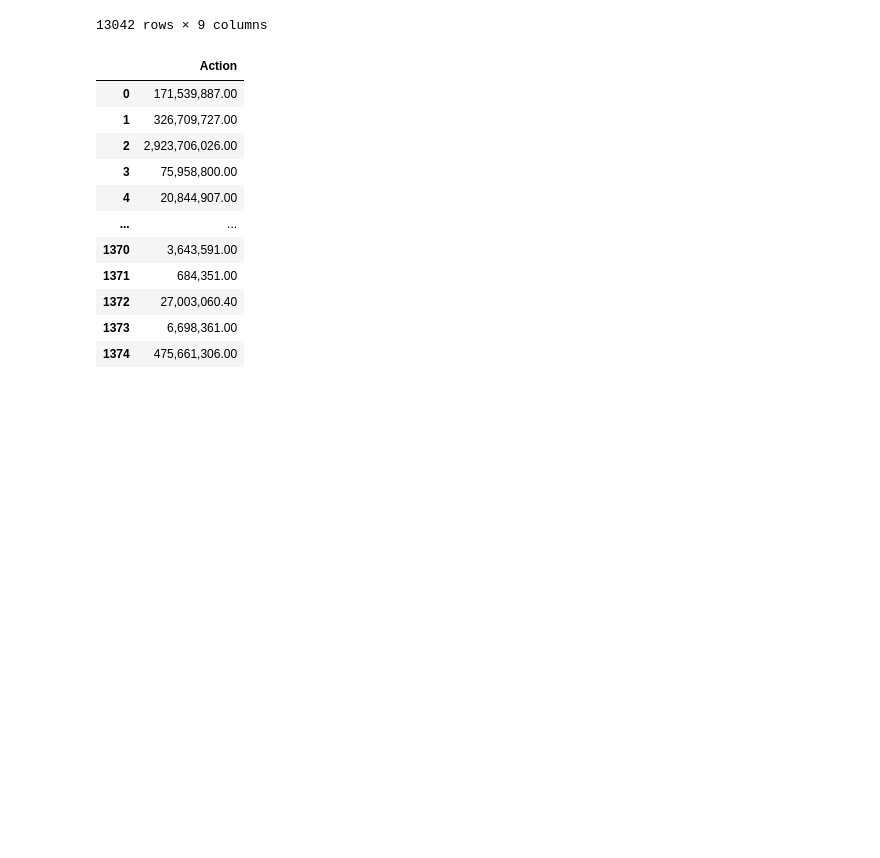
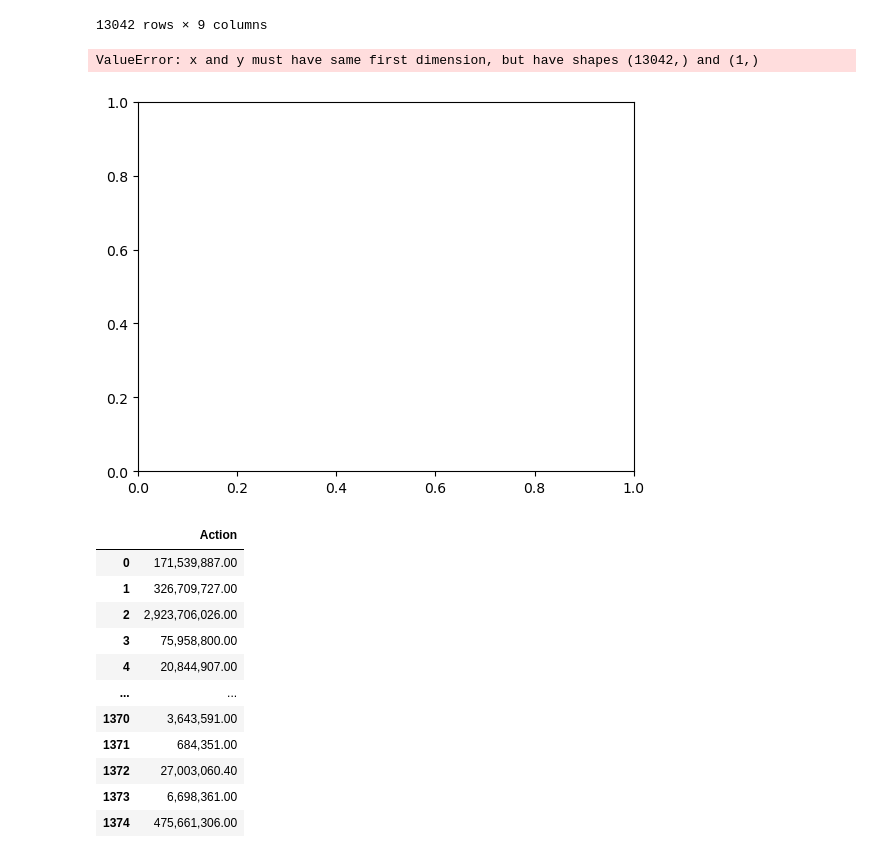
Before and after one commit to hatkiet/Project-1-Red-Team, a Jupyter notebook: Patrick's Visualizations Notebook.ipynb, the cells around one changed output. Drawn from its saved outputs; the diff is of its cells as text; code cells hidden in the pictures; blank space fills up the shorter version.

```diff
--- a/Patrick's Visualizations Notebook.ipynb
+++ b/Patrick's Visualizations Notebook.ipynb
@@ -121,6 +132,18 @@ df_genre
 | 13040 | Darkman II: The Return of Durant | Thriller | 55.00 | 116,000,000.00 | 475,661,306.00 | 359,661,306.00 | 1995 | 95,132,261.20 | 71,932,261.20 |
 | 13041 | Darkman II: The Return of Durant | Action | 55.00 | 116,000,000.00 | 475,661,306.00 | 359,661,306.00 | 1995 | 95,132,261.20 | 71,932,261.20 |
 13042 rows × 9 columns
+# %%
+#Create a line plot to see the shape of the revenue data from all the movies
+
+x = df_genre["Year"]
+y = df_genre.groupby('Genre')['Revenue'].sum
+
+plt.plot(x, y)
+
+plt.show()
+# %% [output]
+ValueError: x and y must have same first dimension, but have shapes (13042,) and (1,)
+[figure, added]
 # %%
 # Specify the value in the genre column to filter on
 specific_genre = 'Action'
```
Also changed, not shown: parts of 9 cells of this notebook.
